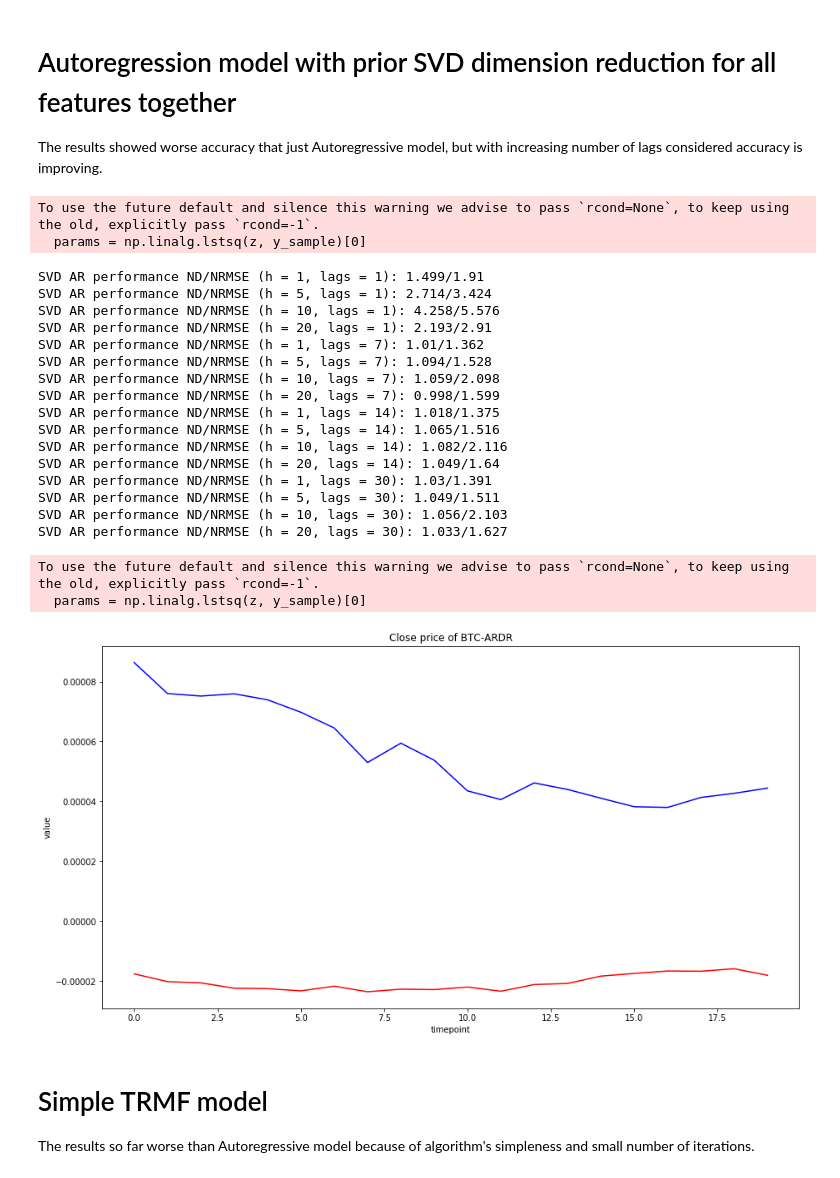
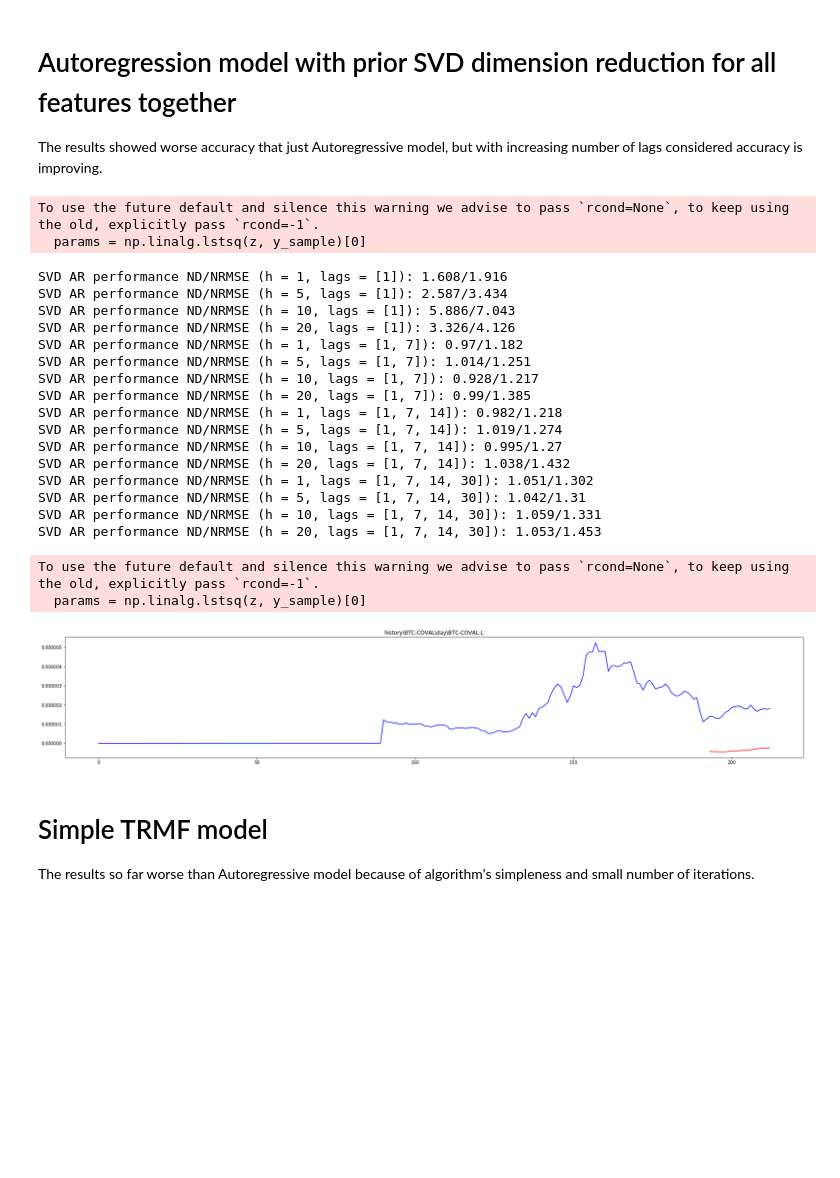
Before and after one commit to MariyaIvanina/ml_big_data_project, a Jupyter notebook: prototype/Crypto_data_investigation.ipynb, the cells around one changed output. Cells and saved outputs as stored; diff of their text form; code cells hidden in the pictures; blank space fills up the shorter version.

```diff
--- a/prototype/Crypto_data_investigation.ipynb
+++ b/prototype/Crypto_data_investigation.ipynb
@@ -153,6 +20,8 @@ def interpolate_data(data):
 # prepare timeline
 start_date = "01/01/2017 00:00:00"
 
-data, dict_crypto_name = get_data_for_specific_time(start_date, "day", 200)
-data_interpolated = interpolate_data(data)
+dict_crypto_name, data = aggregate.aggregate("../../../history", "01.01.2017", "01.08.2017",["O","C","H","L"])
+data = data.T.values
+data_interpolated = utilities.interpolate_data(data)
+N, T = data_interpolated.shape
 # %% [output]
@@ -180,3 +32,16 @@ def draw_plot(true_data, index_to_check, pred_data = []):
+# %%
+import pylab as pl
+
+def draw_plot(true_data, index_to_check, pred_data = []):
+
+    pl.figure(figsize=(30,5))
+    if len(pred_data) > 0:
+        x_axis = np.arange(len(true_data)-len(pred_data),len(true_data))
+        plt.plot(x_axis, pred_data, color='red')
+    pl.plot(true_data, color='blue')
+    pl.title("%s"%dict_crypto_name[index_to_check])
+
+    pl.show()
 # %%
 draw_plot(data_interpolated[34],34)
 # %% [output]
@@ -187,7 +52,7 @@ def draw_test_plot(model, index_to_check):
     model.fit(data_interpolated[:,:-20])
     pred_vals = model.predict(20)
 
-    draw_plot(data_interpolated[index_to_check][-20:], index_to_check, pred_data=pred_vals[index_to_check])
+    draw_plot(data_interpolated[index_to_check], index_to_check, pred_data=pred_vals[index_to_check])
 # %% [markdown]
 # Autoregressive models for each of feature of our dataset.
 The most good lags parameter was 1 for such kind of the model, but it works mostly for prediction nearest values (h = 1,5,10), but if we want farther predictions, this model doesn't fit.
@@ -376,28 +150,10 @@ To use the future default and silence this warning we advise to pass `rcond=None
 # %% [markdown]
 # Autoregression model with prior SVD dimension reduction for all features together
 The results showed worse accuracy that just Autoregressive model, but with increasing number of lags considered accuracy is improving.
-# %%
-from statsmodels.tsa.vector_ar.var_model import VAR
-
-class SvdAutoRegressionModel():
-    """ Forecasting with AR model for each crypto by features with lags """
-    def __init__(self, lags):
-        self.lags = lags
-
-    def fit(self, train):
-        u, s, vh = np.linalg.svd(train, full_matrices=False)
-        self.F = u*s
-        self.V = vh
-        self.model = VAR(endog=self.V)
-        self.model_fit = self.model.fit(maxlags=self.lags, trend='nc')
-
-    def predict(self, h):
-        res = self.model_fit.forecast(self.model_fit.y[-self.model_fit.k_ar:,:], steps=h)
-        res = np.dot(self.F,res.T)
-        return res
 # %%
+from models import SvdAutoRegressionModel
 errors_svd_ar = []
-for lags in [1,7,14,30]:
+for lags in [[1],[1,7],[1,7,14],[1,7,14,30]]:
     temp = []
     for h in [1, 5, 10, 20]:
         model = SvdAutoRegressionModel(lags)
@@ -410,28 +166,28 @@ for lags in [1,7,14,30]:
 # %% [output]
 To use the future default and silence this warning we advise to pass `rcond=None`, to keep using the old, explicitly pass `rcond=-1`.
   params = np.linalg.lstsq(z, y_sample)[0]
-SVD AR performance ND/NRMSE (h = 1, lags = 1): 1.499/1.91
-SVD AR performance ND/NRMSE (h = 5, lags = 1): 2.714/3.424
-SVD AR performance ND/NRMSE (h = 10, lags = 1): 4.258/5.576
-SVD AR performance ND/NRMSE (h = 20, lags = 1): 2.193/2.91
-SVD AR performance ND/NRMSE (h = 1, lags = 7): 1.01/1.362
-SVD AR performance ND/NRMSE (h = 5, lags = 7): 1.094/1.528
-SVD AR performance ND/NRMSE (h = 10, lags = 7): 1.059/2.098
-SVD AR performance ND/NRMSE (h = 20, lags = 7): 0.998/1.599
-SVD AR performance ND/NRMSE (h = 1, lags = 14): 1.018/1.375
-SVD AR performance ND/NRMSE (h = 5, lags = 14): 1.065/1.516
-SVD AR performance ND/NRMSE (h = 10, lags = 14): 1.082/2.116
-SVD AR performance ND/NRMSE (h = 20, lags = 14): 1.049/1.64
-SVD AR performance ND/NRMSE (h = 1, lags = 30): 1.03/1.391
-SVD AR performance ND/NRMSE (h = 5, lags = 30): 1.049/1.511
-SVD AR performance ND/NRMSE (h = 10, lags = 30): 1.056/2.103
-SVD AR performance ND/NRMSE (h = 20, lags = 30): 1.033/1.627
+SVD AR performance ND/NRMSE (h = 1, lags = [1]): 1.608/1.916
+SVD AR performance ND/NRMSE (h = 5, lags = [1]): 2.587/3.434
+SVD AR performance ND/NRMSE (h = 10, lags = [1]): 5.886/7.043
+SVD AR performance ND/NRMSE (h = 20, lags = [1]): 3.326/4.126
+SVD AR performance ND/NRMSE (h = 1, lags = [1, 7]): 0.97/1.182
+SVD AR performance ND/NRMSE (h = 5, lags = [1, 7]): 1.014/1.251
+SVD AR performance ND/NRMSE (h = 10, lags = [1, 7]): 0.928/1.217
+SVD AR performance ND/NRMSE (h = 20, lags = [1, 7]): 0.99/1.385
+SVD AR performance ND/NRMSE (h = 1, lags = [1, 7, 14]): 0.982/1.218
+SVD AR performance ND/NRMSE (h = 5, lags = [1, 7, 14]): 1.019/1.274
+SVD AR performance ND/NRMSE (h = 10, lags = [1, 7, 14]): 0.995/1.27
+SVD AR performance ND/NRMSE (h = 20, lags = [1, 7, 14]): 1.038/1.432
+SVD AR performance ND/NRMSE (h = 1, lags = [1, 7, 14, 30]): 1.051/1.302
+SVD AR performance ND/NRMSE (h = 5, lags = [1, 7, 14, 30]): 1.042/1.31
+SVD AR performance ND/NRMSE (h = 10, lags = [1, 7, 14, 30]): 1.059/1.331
+SVD AR performance ND/NRMSE (h = 20, lags = [1, 7, 14, 30]): 1.053/1.453
 # %%
-draw_test_plot(SvdAutoRegressionModel(7), 45)
+draw_test_plot(SvdAutoRegressionModel([1,7,14]), 95)
 # %% [output]
 To use the future default and silence this warning we advise to pass `rcond=None`, to keep using the old, explicitly pass `rcond=-1`.
   params = np.linalg.lstsq(z, y_sample)[0]
-[figure, old version]
+[figure, new version]
 # %% [markdown]
 # Simple TRMF model
 
```
Also changed, not shown: parts of 22 cells of this notebook, 4 other files.
